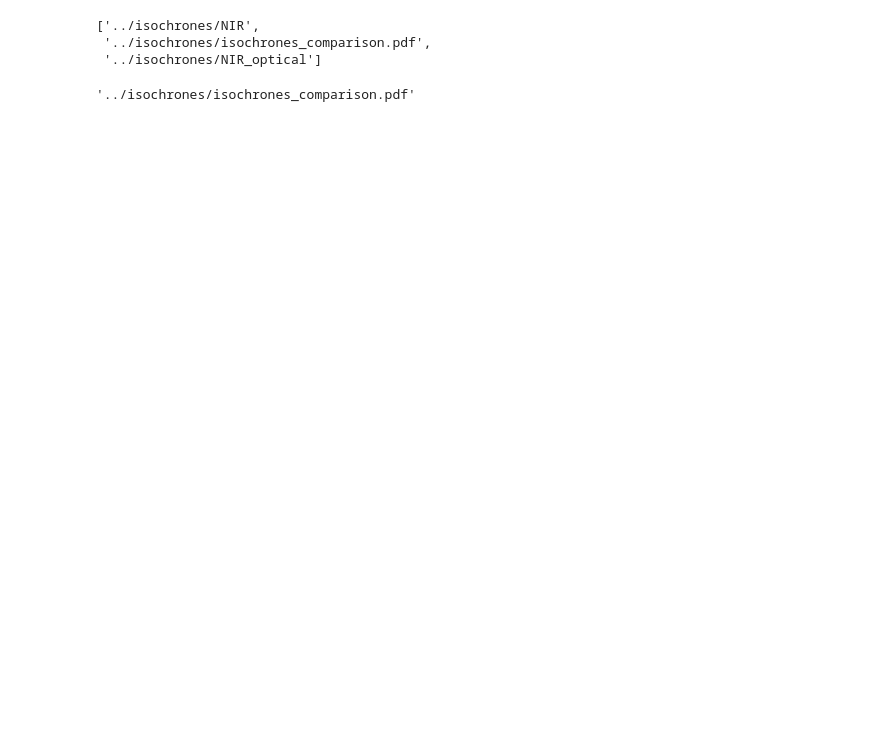
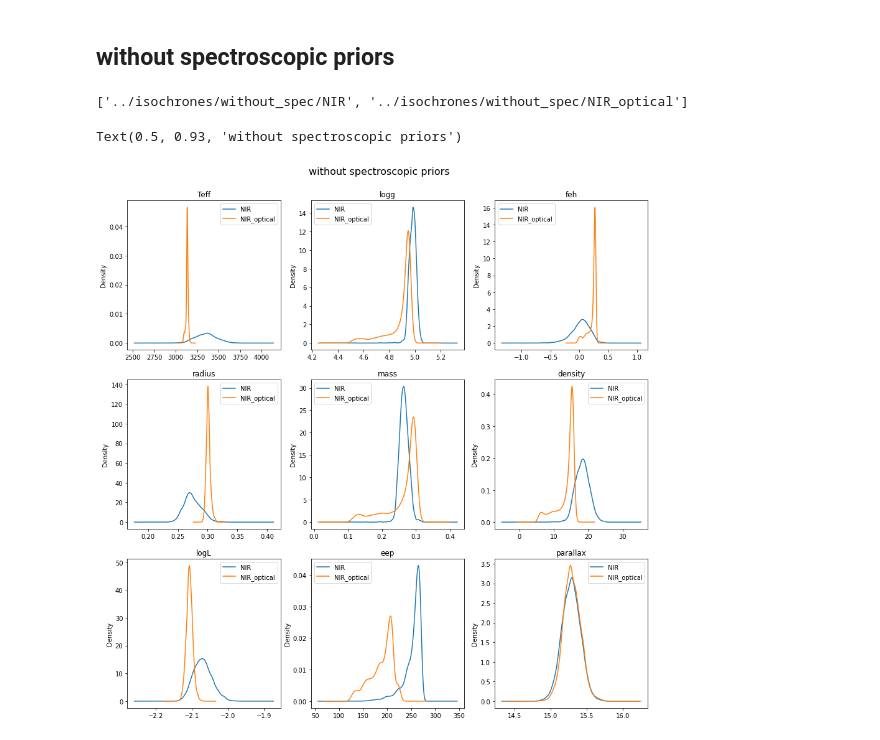
Before and after one commit to jpdeleon/toi1696, a Jupyter notebook: notebooks/compare_isochrones_runs.ipynb, the cells around one changed output. Saved outputs shown, nothing was run; the diff lists cells and outputs as text; code cells hidden in the pictures; blank space fills up the shorter version.

```diff
--- a/notebooks/compare_isochrones_runs.ipynb
+++ b/notebooks/compare_isochrones_runs.ipynb
@@ -1,13 +5,9 @@
+# %% [markdown]
+## without spectroscopic priors
 # %%
 from glob import glob
 
-dir_list = glob('../isochrones/*')
+dir_list = glob('../isochrones/without_spec/*')
 dir_list
 # %% [output]
-['../isochrones/NIR',
- '../isochrones/isochrones_comparison.pdf',
- '../isochrones/NIR_optical']
+['../isochrones/without_spec/NIR', '../isochrones/without_spec/NIR_optical']
-# %%
-dir_list.pop(1)
-# %% [output]
-'../isochrones/isochrones_comparison.pdf'
@@ -23,3 +19,26 @@ for dir in dir_list:
     df = pd.read_hdf(dir+'/mist_starmodel_single.h5', key='derived_samples')
     name = dir.split('/')[-1]
     dfs[name] = df
+# %%
+import matplotlib.pyplot as pl
+
+params = 'Teff logg feh radius mass density logL eep parallax'.split()
+
+fig, axs = pl.subplots(3, 3, figsize=(15,15))
+ax = axs.flatten()
+
+medians = {}
+uncs = {}
+for n,param in enumerate(params):
+    medians[param] = {}
+    uncs[param] = {}
+    for key in dfs.keys():
+        medians[param][key] = dfs[key][param].median()
+        uncs[param][key] = dfs[key][param].std()
+        _ = dfs[key][param].plot.kde(ax=ax[n], label=key)
+        ax[n].set_title(param)
+        ax[n].legend()
+fig.suptitle('without spectroscopic priors', y=0.93, fontsize=16)
+# %% [output]
+Text(0.5, 0.93, 'without spectroscopic priors')
+[figure, added]
```
Also changed, not shown: parts of 16 cells of this notebook, 49 other files.
